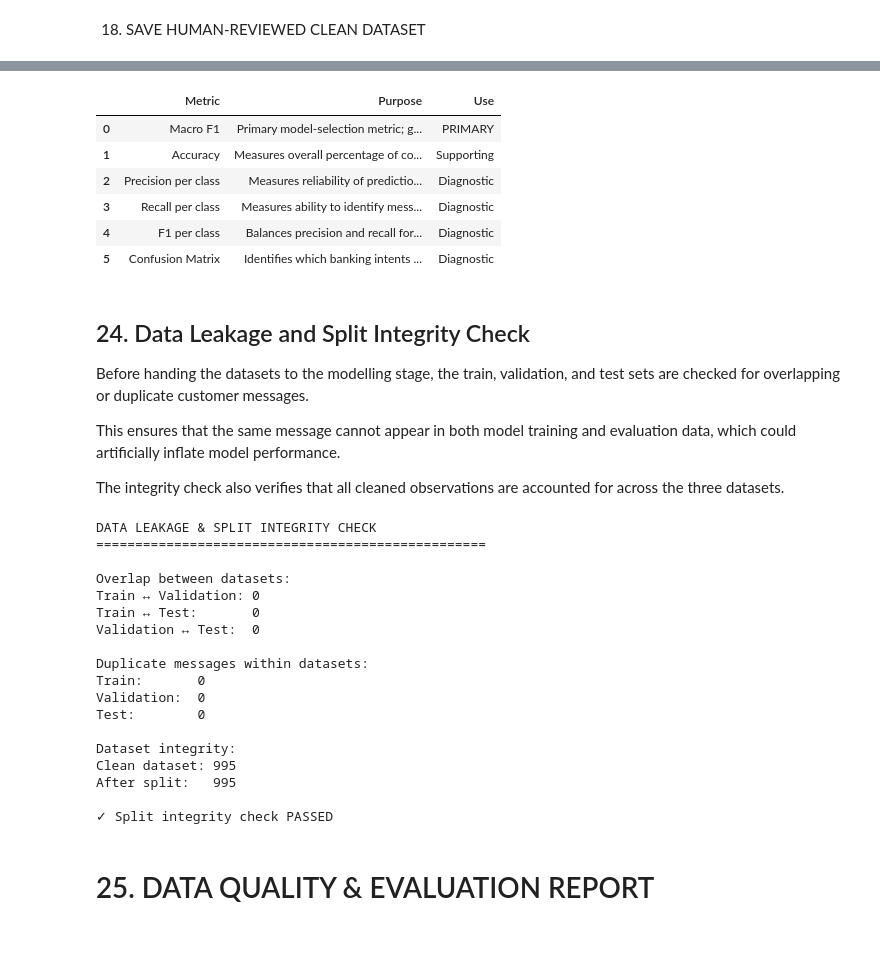
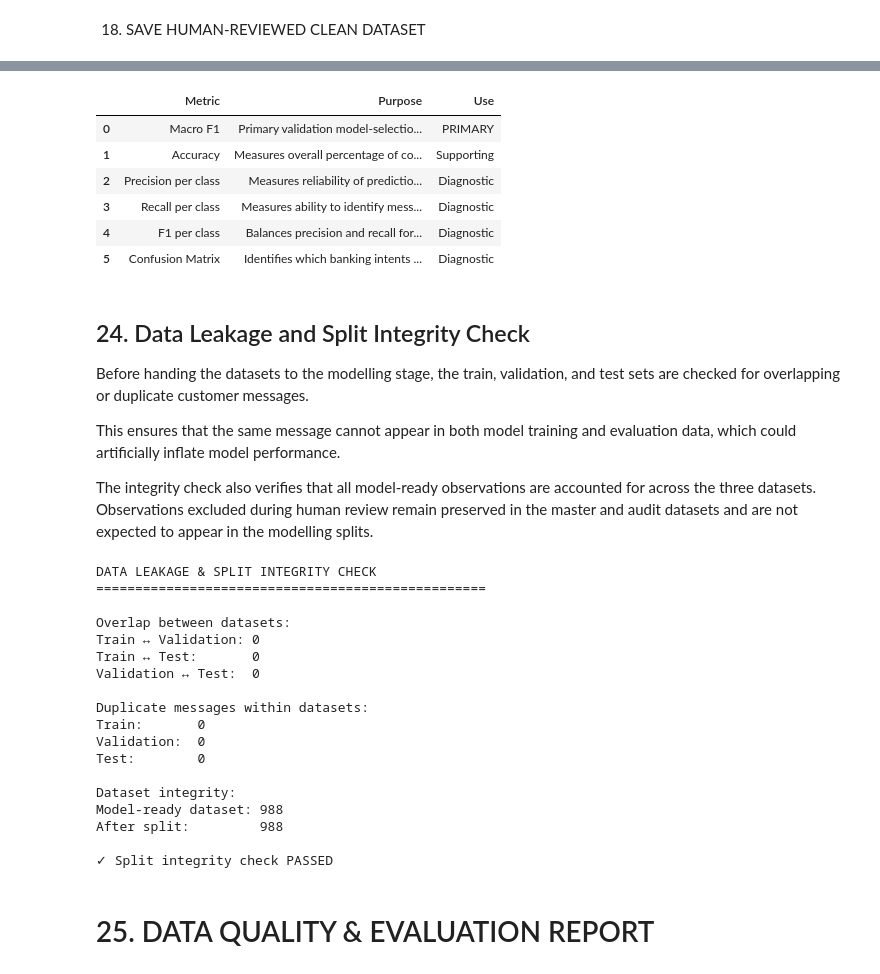
Before and after one commit to joanabutton/bankassist-triage, a Jupyter notebook: notebooks/01_data_exploration.ipynb, the cells around one changed output, grey strips where cells are left out. Saved outputs shown, nothing was run; the diff lists cells and outputs as text; code cells hidden in the pictures; blank space fills up the shorter version.

```diff
--- a/notebooks/01_data_exploration.ipynb
+++ b/notebooks/01_data_exploration.ipynb
@@ -1496,35 +1818,35 @@ score by performing better on the larger classes.
 
 evaluation_framework = pd.DataFrame({
     "Metric": [
         "Macro F1",
         "Accuracy",
         "Precision per class",
         "Recall per class",
         "F1 per class",
         "Confusion Matrix"
     ],
     "Purpose": [
-        "Primary model-selection metric; gives equal importance to each intent",
+        "Primary validation model-selection metric; gives equal importance to each intent",
         "Measures overall percentage of correct predictions",
         "Measures reliability of predictions for each intent",
         "Measures ability to identify messages from each intent",
         "Balances precision and recall for each intent",
         "Identifies which banking intents are confused by the model"
     ],
     "Use": [
         "PRIMARY",
         "Supporting",
         "Diagnostic",
         "Diagnostic",
         "Diagnostic",
         "Diagnostic"
     ]
 })
 
 display(evaluation_framework)
 # %% [output]
 |  | Metric | Purpose | Use |
-| 0 | Macro F1 | Primary model-selection metric; g... | PRIMARY |
+| 0 | Macro F1 | Primary validation model-selectio... | PRIMARY |
 | 1 | Accuracy | Measures overall percentage of co... | Supporting |
 | 2 | Precision per class | Measures reliability of predictio... | Diagnostic |
 | 3 | Recall per class | Measures ability to identify mess... | Diagnostic |
@@ -1539,8 +1861,7 @@ and test sets are checked for overlapping or duplicate customer messages.
 This ensures that the same message cannot appear in both model training
 and evaluation data, which could artificially inflate model performance.
 
-The integrity check also verifies that all cleaned observations are
-accounted for across the three datasets.
+The integrity check also verifies that all model-ready observations are accounted for across the three datasets. Observations excluded during human review remain preserved in the master and audit datasets and are not expected to appear in the modelling splits.
 # %%
 # ============================================================
 # 24. DATA LEAKAGE AND SPLIT INTEGRITY CHECK
@@ -1558,9 +1879,9 @@ test_duplicates = test_df["text"].duplicated().sum()
 
 # Check total observations
 total_split_records = (
-    len(train_df) +
-    len(validation_df) +
-    len(test_df)
+    len(train_df)
+    + len(validation_df)
+    + len(test_df)
 )
 
 print("DATA LEAKAGE & SPLIT INTEGRITY CHECK")
@@ -1577,14 +1898,14 @@ print("Validation: ", validation_duplicates)
 print("Test:       ", test_duplicates)
 
 print("\nDataset integrity:")
-print("Clean dataset:", len(clean_df))
-print("After split:  ", total_split_records)
+print("Model-ready dataset:", len(model_df))
+print("After split:        ", total_split_records)
 
 if (
     len(train_val_overlap) == 0
     and len(train_test_overlap) == 0
     and len(val_test_overlap) == 0
-    and total_split_records == len(clean_df)
+    and total_split_records == len(model_df)
 ):
     print("\n✓ Split integrity check PASSED")
 else:
@@ -1604,8 +1925,8 @@ Validation:  0
 Test:        0
 
 Dataset integrity:
-Clean dataset: 995
-After split:   995
+Model-ready dataset: 988
+After split:         988
 
 ✓ Split integrity check PASSED
 # %% [markdown]
```
Also changed, not shown: parts of 17 cells of this notebook, 5 other files.
